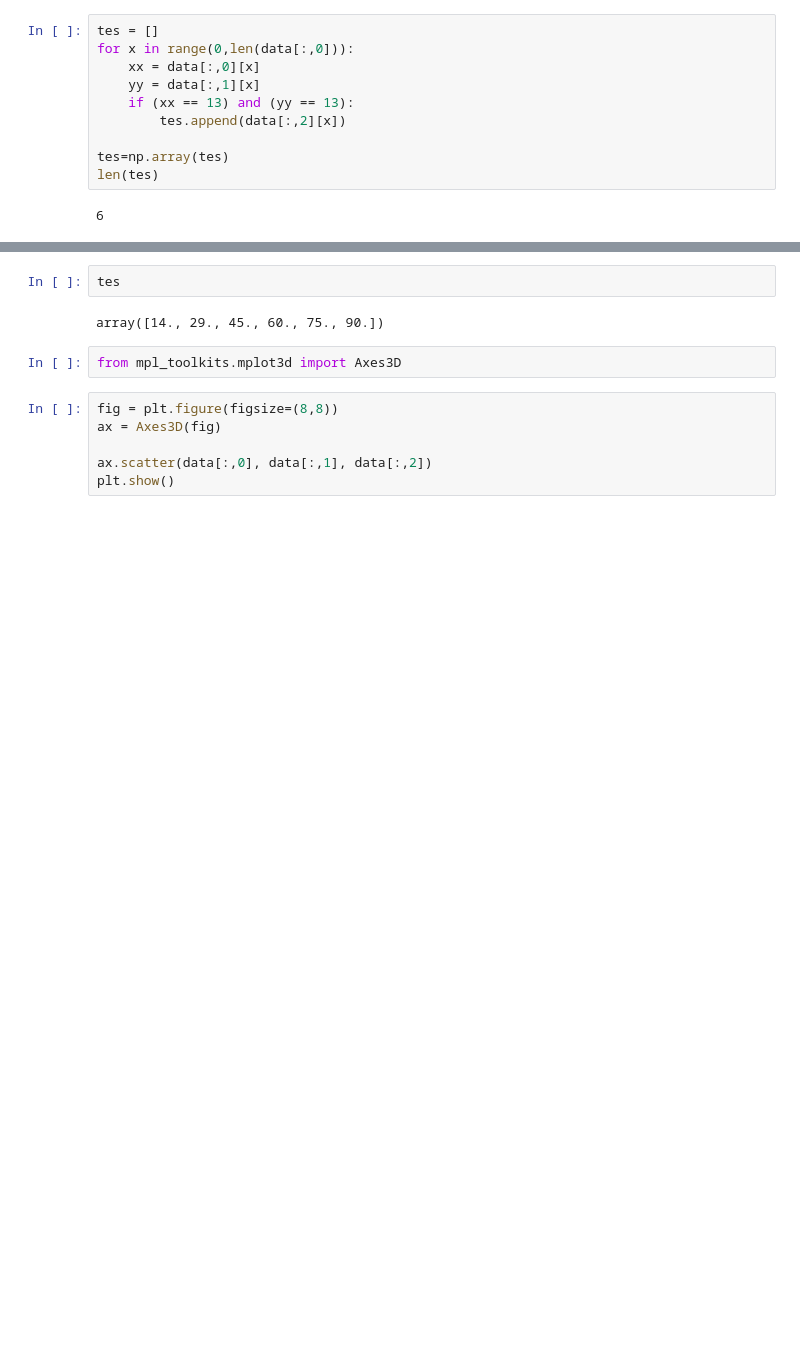
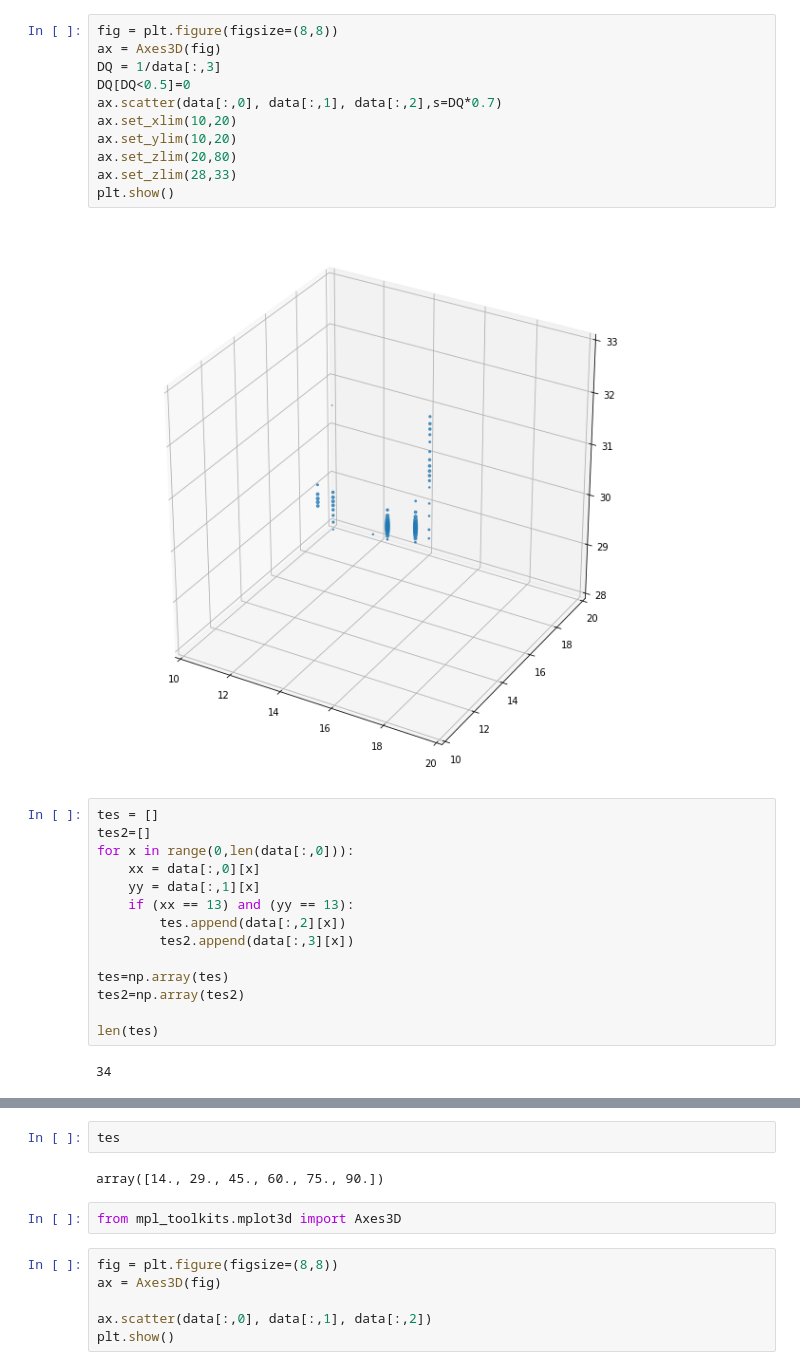
Before and after one commit to AustinMcDonald/RTD_Signal_simulation, a Jupyter notebook: dev/Untitled.ipynb, the cells around one changed output, grey strips where cells are left out. Cells and saved outputs as stored; diff of their text form; blank space fills up the shorter version.

```diff
--- a/dev/Untitled.ipynb
+++ b/dev/Untitled.ipynb
@@ -6,12 +16,29 @@ data = np.loadtxt("exampledata.txt")
+# %%
+fig = plt.figure(figsize=(8,8))
+ax = Axes3D(fig)
+DQ = 1/data[:,3]
+DQ[DQ<0.5]=0
+ax.scatter(data[:,0], data[:,1], data[:,2],s=DQ*0.7)
+ax.set_xlim(10,20)
+ax.set_ylim(10,20)
+ax.set_zlim(20,80)
+ax.set_zlim(28,33)
+plt.show()
+# %% [output]
+[figure, added]
 # %%
 tes = []
+tes2=[]
 for x in range(0,len(data[:,0])):
     xx = data[:,0][x]
     yy = data[:,1][x]
     if (xx == 13) and (yy == 13):
         tes.append(data[:,2][x])
+        tes2.append(data[:,3][x])
 
 tes=np.array(tes)
+tes2=np.array(tes2)
+
 len(tes)
 # %% [output]
-6
+34
```
Also changed, not shown: parts of 9 cells of this notebook, 2 other files.
